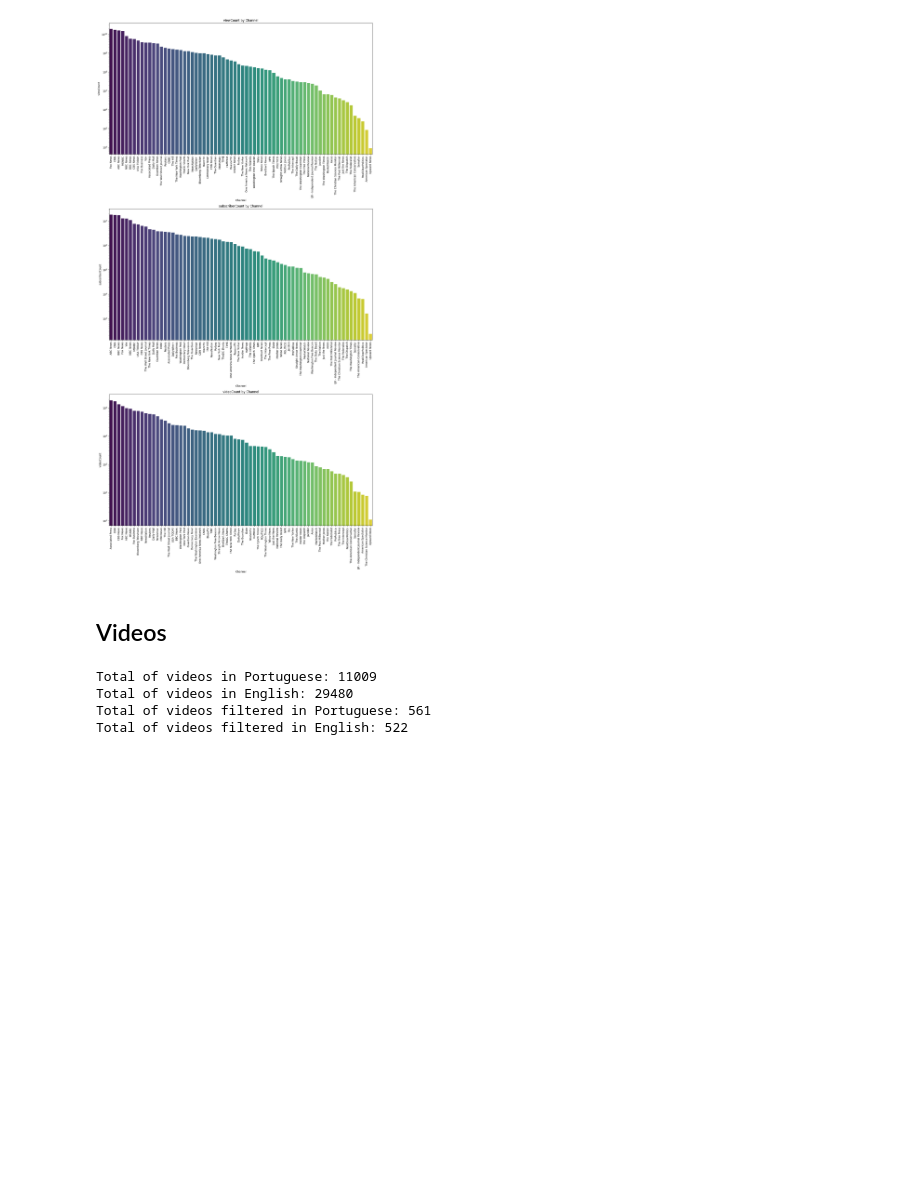
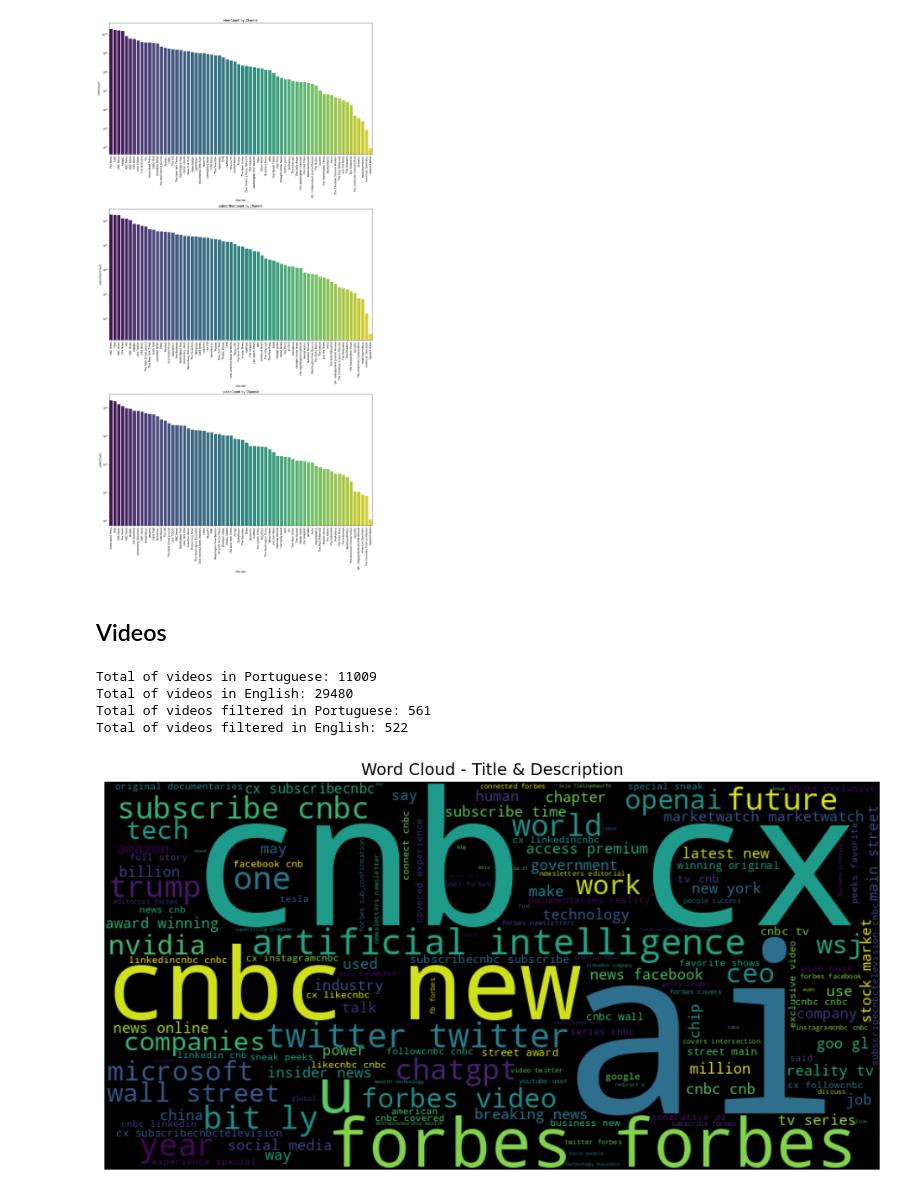
Before and after one commit to Giovana2ma/Opinion-mining, a Jupyter notebook: eda.ipynb, the cells around one changed output. Cells and saved outputs as stored; diff of their text form; code cells hidden in the pictures; blank space fills up the shorter version.

Commit message:
wordcloud

```diff
--- a/eda.ipynb
+++ b/eda.ipynb
@@ -42,3 +42,7 @@ Total of videos in Portuguese: 11009
 Total of videos in English: 29480
 Total of videos filtered in Portuguese: 561
 Total of videos filtered in English: 522
+# %%
+generate_wordcloud(us_filtered)
+# %% [output]
+[figure, added]
```
Also changed, not shown: parts of 1 cell of this notebook, 1 other file.
